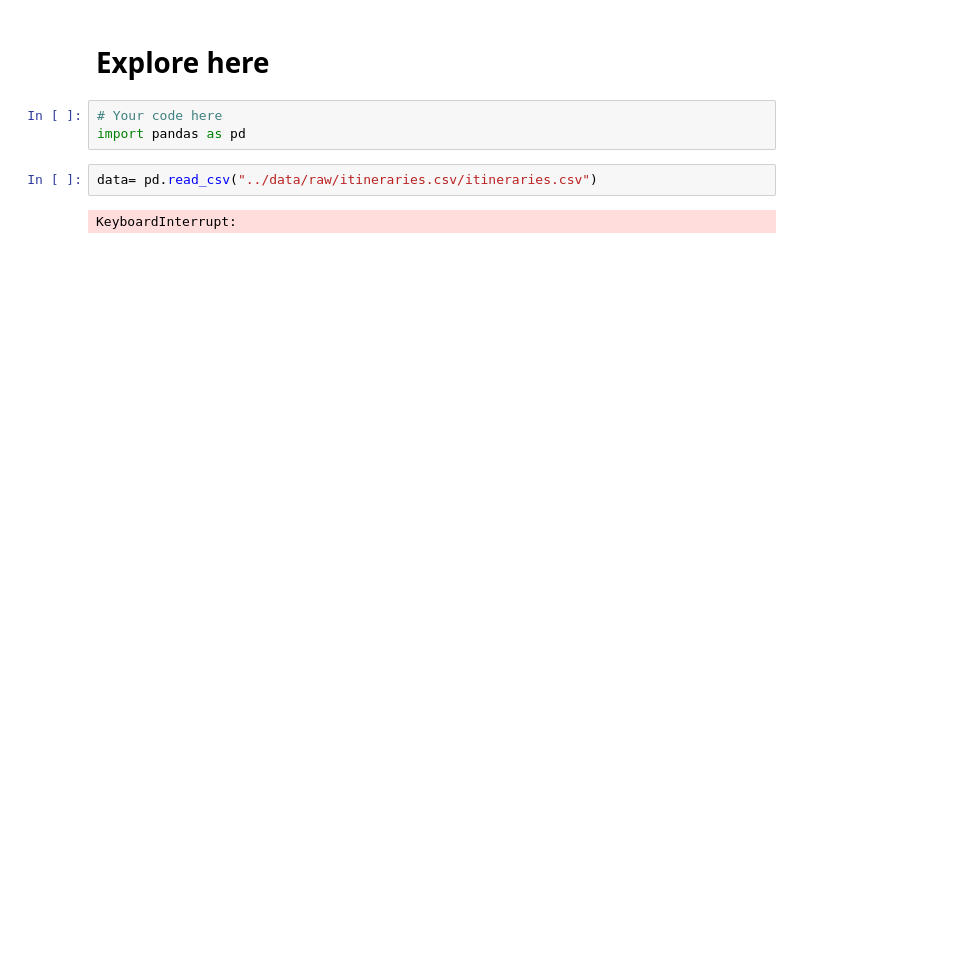
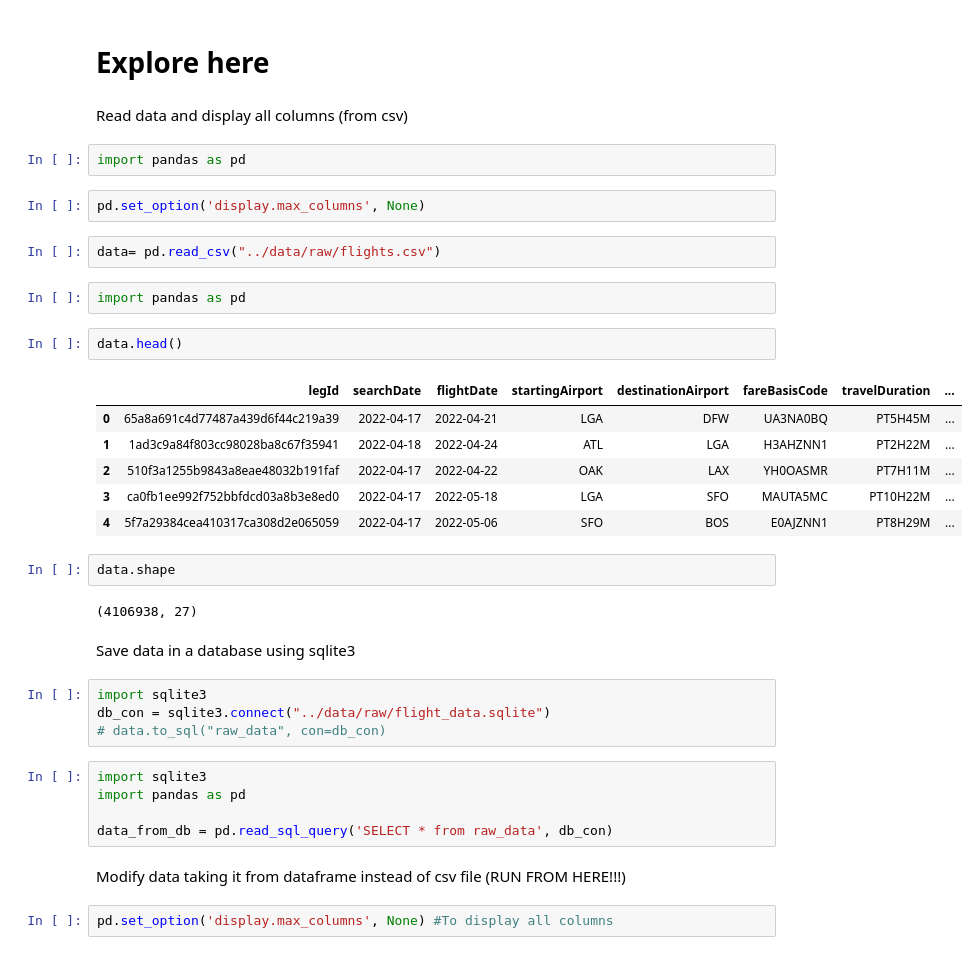
Before and after one commit to maria-pigazzi/flight-predictions-project, a Jupyter notebook: src/explore.ipynb, the cells around one changed output. Saved outputs shown, nothing was run; the diff lists cells and outputs as text; blank space fills up the shorter version.

```diff
--- a/src/explore.ipynb
+++ b/src/explore.ipynb
@@ -1,9 +1,40 @@
 # %% [markdown]
 # Explore here
+# %% [markdown]
+Read data and display all columns (from csv)
 # %%
-# Your code here
 import pandas as pd
+# %%
+pd.set_option('display.max_columns', None)
 # %%
-data= pd.read_csv("../data/raw/itineraries.csv/itineraries.csv")
+data= pd.read_csv("../data/raw/flights.csv")
-# %% [output]
-KeyboardInterrupt:
+# %%
+import pandas as pd
+# %%
+data.head()
+# %% [output]
+|  | legId | searchDate | flightDate | startingAirport | destinationAirport | fareBasisCode | travelDuration | ... |
+| 0 | 65a8a691c4d77487a439d6f44c219a39 | 2022-04-17 | 2022-04-21 | LGA | DFW | UA3NA0BQ | PT5H45M | ... |
+| 1 | 1ad3c9a84f803cc98028ba8c67f35941 | 2022-04-18 | 2022-04-24 | ATL | LGA | H3AHZNN1 | PT2H22M | ... |
+| 2 | 510f3a1255b9843a8eae48032b191faf | 2022-04-17 | 2022-04-22 | OAK | LAX | YH0OASMR | PT7H11M | ... |
+| 3 | ca0fb1ee992f752bbfdcd03a8b3e8ed0 | 2022-04-17 | 2022-05-18 | LGA | SFO | MAUTA5MC | PT10H22M | ... |
+| 4 | 5f7a29384cea410317ca308d2e065059 | 2022-04-17 | 2022-05-06 | SFO | BOS | E0AJZNN1 | PT8H29M | ... |
+# %%
+data.shape
+# %% [output]
+(4106938, 27)
+# %% [markdown]
+Save data in a database using sqlite3
+# %%
+import sqlite3
+db_con = sqlite3.connect("../data/raw/flight_data.sqlite")
+# data.to_sql("raw_data", con=db_con)
+# %%
+import sqlite3
+import pandas as pd
+
+data_from_db = pd.read_sql_query('SELECT * from raw_data', db_con)
+# %% [markdown]
+Modify data taking it from dataframe instead of csv file (RUN FROM HERE!!!)
+# %%
+pd.set_option('display.max_columns', None) #To display all columns
```
Also changed, not shown: parts of 55 cells of this notebook.
